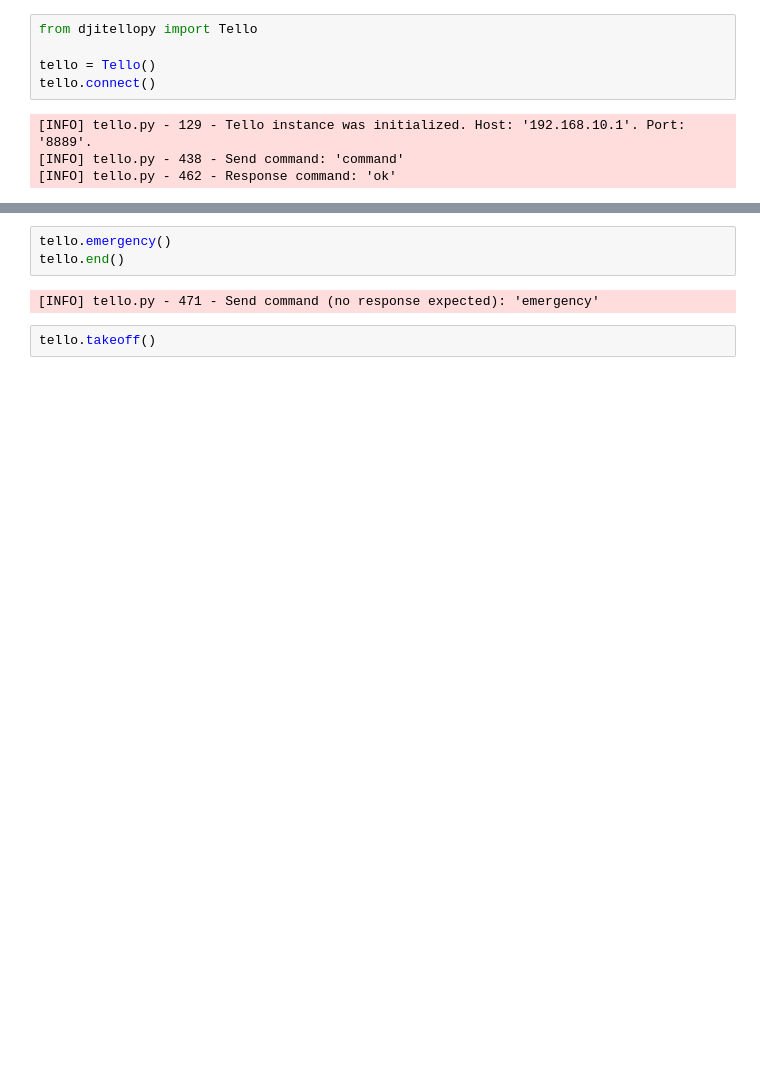
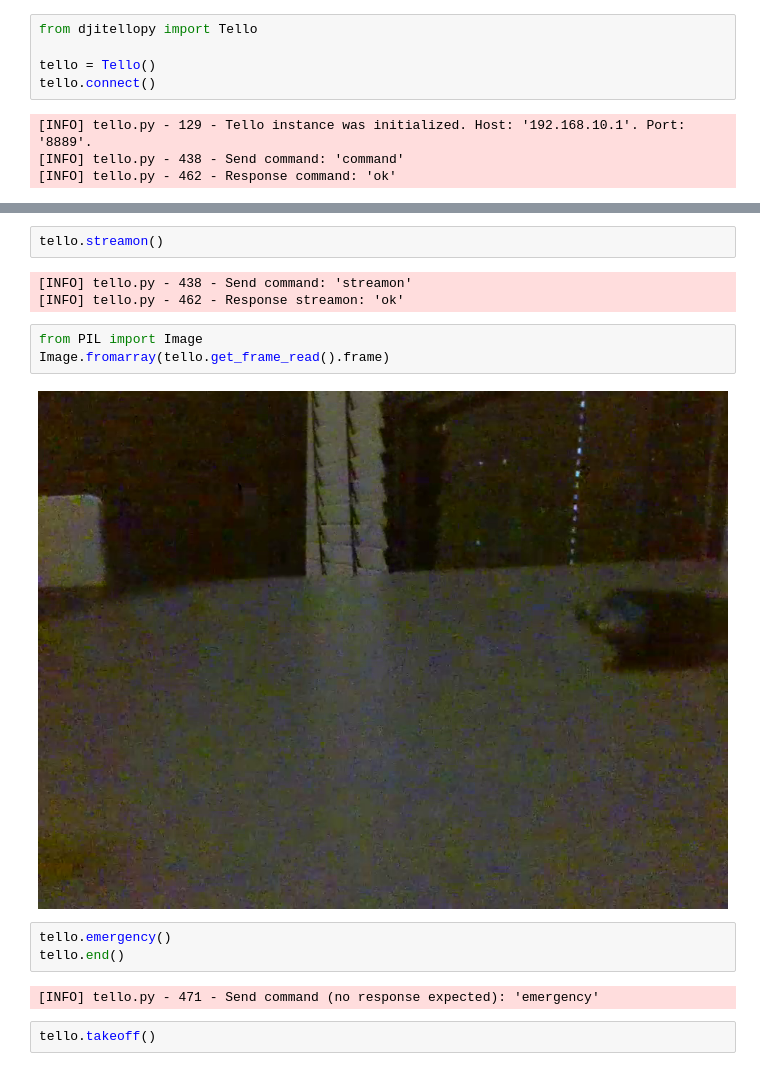
Before and after one commit to picokatx/drone_odessey, a Jupyter notebook: run.ipynb, the cells around one changed output, grey strips where cells are left out. Cells and saved outputs as stored; diff of their text form; blank space fills up the shorter version.

```diff
--- a/run.ipynb
+++ b/run.ipynb
@@ -70,3 +66,13 @@ tello.get_battery()
+# %%
+tello.streamon()
+# %% [output]
+[INFO] tello.py - 438 - Send command: 'streamon'
+[INFO] tello.py - 462 - Response streamon: 'ok'
+# %%
+from PIL import Image
+Image.fromarray(tello.get_frame_read().frame)
+# %% [output]
+[figure, added]
 # %%
 tello.emergency()
 tello.end()
```
Also changed, not shown: parts of 2 cells of this notebook.
